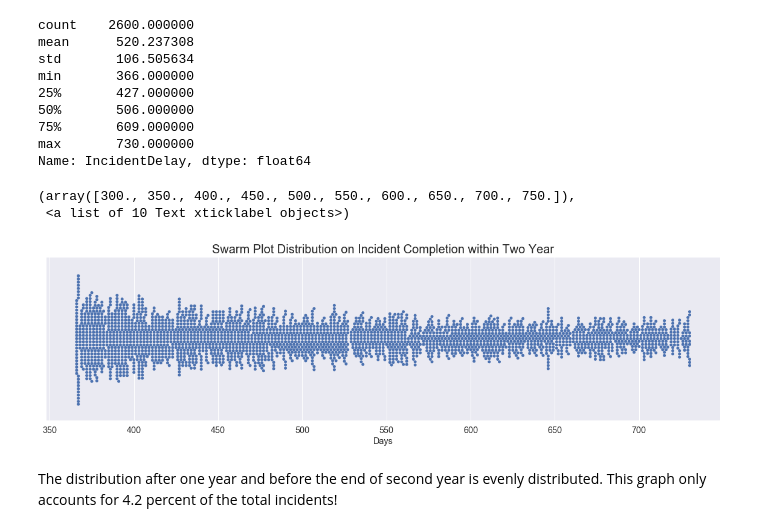
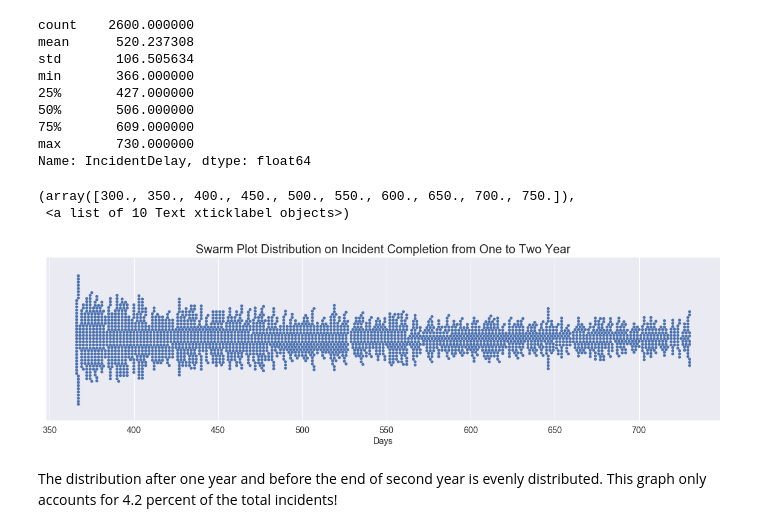
Before and after one commit to Haopython/Alberta-Pipe-Line-Incident-Overview, a Jupyter notebook: PipelineSpillsAB.ipynb, the cells around one changed output. Cells and saved outputs as stored; diff of their text form; code cells hidden in the pictures.

```diff
--- a/PipelineSpillsAB.ipynb
+++ b/PipelineSpillsAB.ipynb
@@ -211,16 +211,16 @@ Name: IncidentDelay, dtype: float64
 # %%
 plt.figure(figsize=(20,5))
 dx = sns.swarmplot(x = df1_year2['IncidentDelay'])
 plt.xlabel('Days', fontsize = 'large')
-plt.title('Swarm Plot Distribution on Incident Completion within Two Year', fontsize = 20)
+plt.title('Swarm Plot Distribution on Incident Completion from One to Two Year', fontsize = 20)
 plt.xticks(fontsize = 'large')
 
 #The distribution after one year and before the end of second year is evenly distributed.
 #This graph only accounts for 4.2 percent of the total incidents!
 # %% [output]
 (array([300., 350., 400., 450., 500., 550., 600., 650., 700., 750.]),
  <a list of 10 Text xticklabel objects>)
-[figure, old version]
+[figure, new version]
 # %% [markdown]
 The distribution after one year and before the end of second year is evenly distributed.
 This graph only accounts for 4.2 percent of the total incidents!
```
Also changed, not shown: parts of 17 cells of this notebook.
